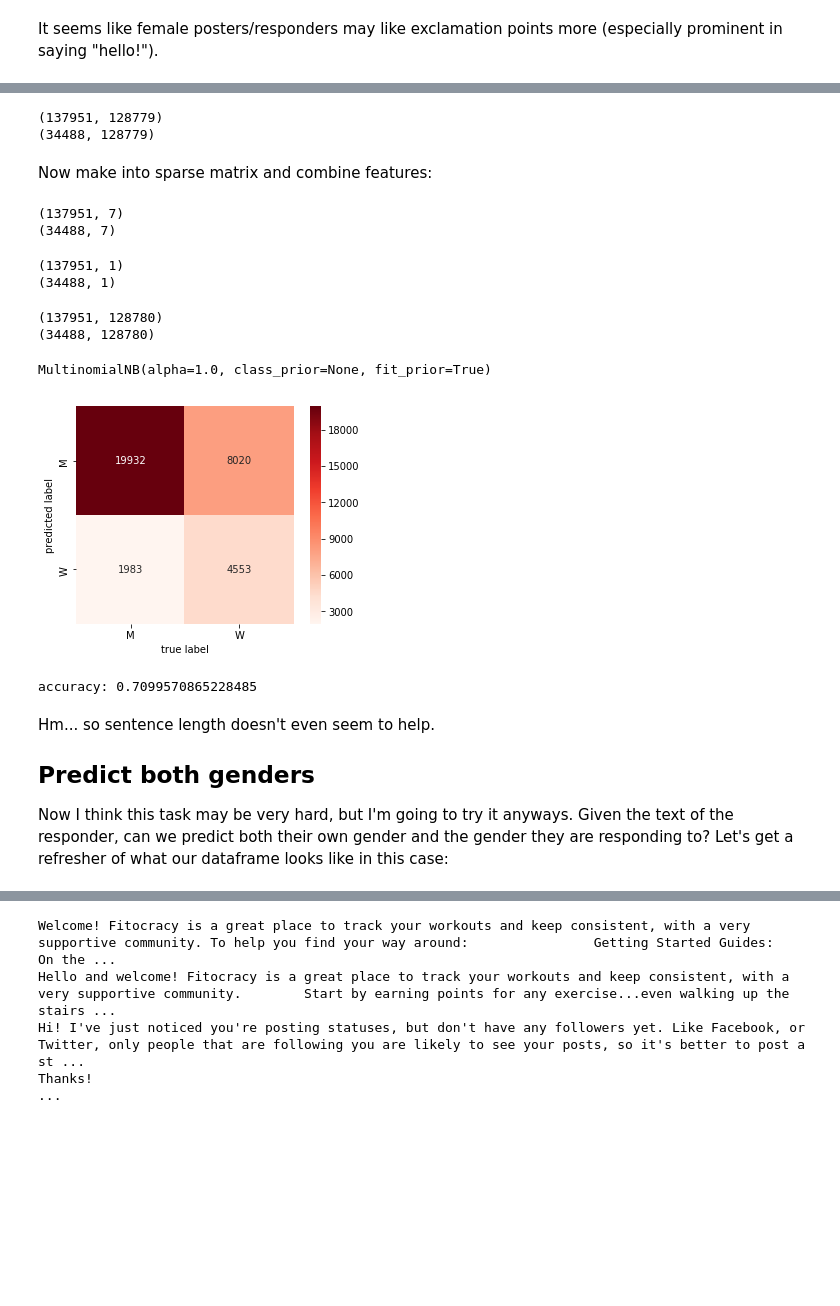
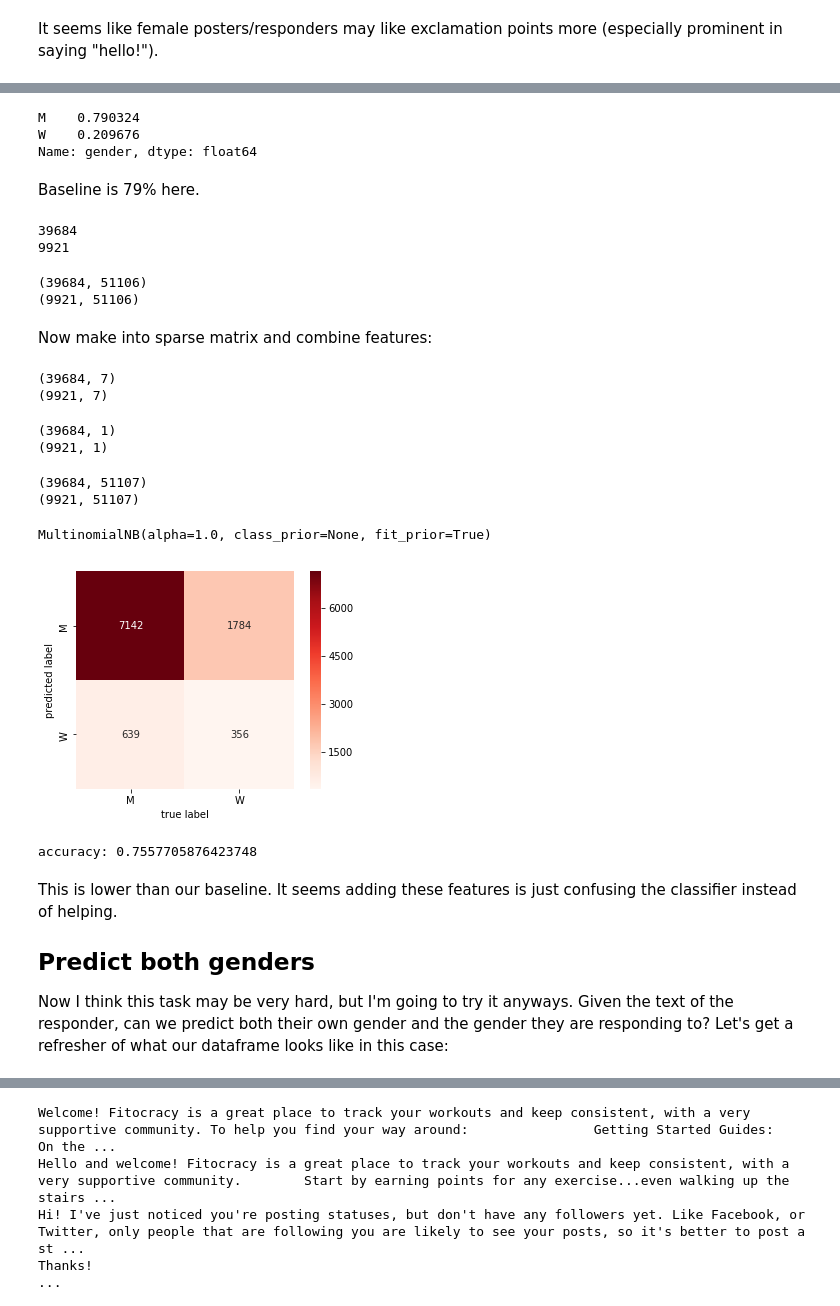
Before and after one commit to Data-Science-for-Linguists-2019/Gendered-Interaction-Online, a Jupyter notebook: machine_learning.ipynb, the cells around one changed output, grey strips where cells are left out. Saved outputs shown, nothing was run; the diff lists cells and outputs as text; code cells hidden in the pictures; blank space fills up the shorter version.

```diff
--- a/machine_learning.ipynb
+++ b/machine_learning.ipynb
@@ -369,3 +420,24 @@ I'm going to try adding text length and sentence length (and maybe hedges).
+# %%
+reddit.gender.value_counts(normalize=True)
+# %% [output]
+M    0.790324
+W    0.209676
+Name: gender, dtype: float64
+# %% [markdown]
+Baseline is 79% here.
+# %%
+# train test split
+
+X = list(reddit.text)
+y = list(reddit.gender)
+
+X_train, X_test, y_train, y_test = train_test_split(X, y, test_size=0.2, random_state=0)
+
+print(len(y_train))
+print(len(y_test))
+# %% [output]
+39684
+9921
 # %%
 # first vectorize text
 text_vec = TfidfVectorizer(max_df=0.5, min_df=5, ngram_range=(1,2), tokenizer=nltk.word_tokenize)
@@ -377,9 +447,9 @@ y_test2 = y_test
 # %%
-print(X_train2.shape)
-print(X_test2.shape)
+print(Xtrain_fit_transf.shape)
+print(Xtest_fit_transf.shape)
 # %% [output]
-(137951, 128779)
-(34488, 128779)
+(39684, 51106)
+(9921, 51106)
 # %% [markdown]
 Now make into sparse matrix and combine features:
 # %%
@@ -388,75 +458,74 @@ from scipy.sparse import coo_matrix, hstack
 # need to find the text length and sentence length that correspond to our train test split
 
 # training chunk of df
-train_chunk = all_posts_responses.isin(X_train)
+train_chunk = reddit.isin(X_train)
 # getting this chunk from original
-train_chunk = all_posts_responses[train_chunk.text]
+train_chunk = reddit[train_chunk.text]
 # print to make sure same size
 print(train_chunk.shape)
 
-
 # testing chunk of df
-test_chunk = all_posts_responses.isin(X_test)
+test_chunk = reddit.isin(X_test)
 # getting this chunk from original
-test_chunk = all_posts_responses[test_chunk.text]
+test_chunk = reddit[test_chunk.text]
 # print to make sure same size
 print(test_chunk.shape)
 # %% [output]
-(137951, 7)
-(34488, 7)
+(39684, 7)
+(9921, 7)
 # %%
-# try with sentence length since text length was very different between the two sources
-sparse_stats_train = coo_matrix(train_chunk[['avg_slen']], dtype='float64')
-sparse_stats_test = coo_matrix(test_chunk[['avg_slen']], dtype='float64')
+# new features
+sparse_stats_train = coo_matrix(train_chunk[['text_length']], dtype='float64')
+sparse_stats_test = coo_matrix(test_chunk[['text_length']], dtype='float64')
 
 # making sure we're keeping same sizes
 print(sparse_stats_train.shape)
 print(sparse_stats_test.shape)
 # %% [output]
-(137951, 1)
-(34488, 1)
+(39684, 1)
+(9921, 1)
 # %%
 # combine features
-X_train2 = hstack([X_train2, sparse_stats_train])
-X_test2 = hstack([X_test2, sparse_stats_test])
+X_train = hstack([Xtrain_fit_transf, sparse_stats_train])
+X_test = hstack([Xtest_fit_transf, sparse_stats_test])
 
 # making sure we're keeping same sizes
-print(X_train2.shape)
-print(X_test2.shape)
+print(X_train.shape)
+print(X_test.shape)
 # %% [output]
-(137951, 128780)
-(34488, 128780)
+(39684, 51107)
+(9921, 51107)
 # %%
 model = MultinomialNB()
 
-model.fit(X_train2, y_train2)
+model.fit(X_train, y_train)
 # %% [output]
 MultinomialNB(alpha=1.0, class_prior=None, fit_prior=True)
 # %%
-y_pred2 = model.predict(X_test2)
+y_pred = model.predict(X_test)
 # %%
 # confusion matrix
-mat = confusion_matrix(y_test2, y_pred2)
+mat = confusion_matrix(y_test, y_pred)
 
-labels = sorted(set(y_test2))
+labels = sorted(set(y_test))
 
 # plot it
 sns.heatmap(mat.T, square=True, annot=True, fmt='d', cmap="Reds", xticklabels=labels, yticklabels=labels)
 plt.xlabel('true label')
 plt.ylabel('predicted label')
 
 # save
 #plt.savefig('images/')
 
 # show
 plt.show()
 
-print('accuracy:', accuracy_score(y_test2, y_pred2))
+print('accuracy:', accuracy_score(y_test, y_pred))
 # %% [output]
-[figure, old version]
+[figure, new version]
-accuracy: 0.7099570865228485
+accuracy: 0.7557705876423748
 # %% [markdown]
-Hm... so sentence length doesn't even seem to help.
+This is lower than our baseline. It seems adding these features is just confusing the classifier instead of helping.
 
 ## Predict both genders
 Now I think this task may be very hard, but I'm going to try it anyways. Given the text of the responder, can we predict both their own gender and the gender they are responding to? Let's get a refresher of what our dataframe looks like in this case:
```
Also changed, not shown: parts of 14 cells of this notebook, 1 other file.
